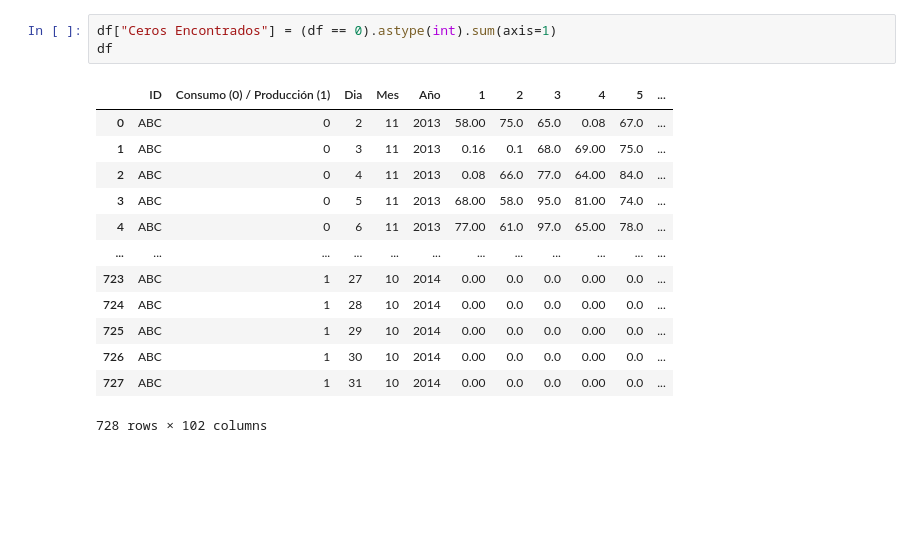
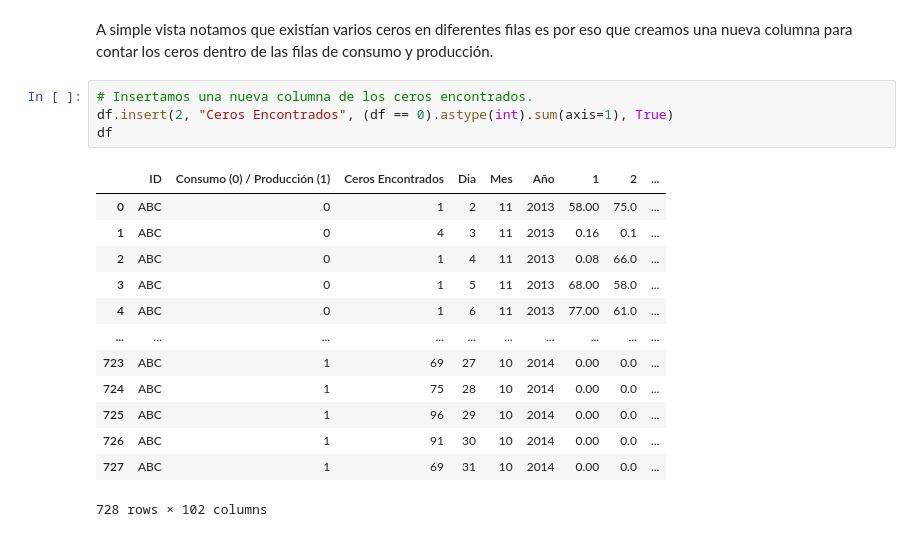
Before and after one commit to cesar-xyz/Equipo1_MA2006B, a Jupyter notebook: Exploracion_trazas.ipynb, the cells around one changed output. Drawn from its saved outputs; the diff is of its cells as text; blank space fills up the shorter version.

```diff
--- a/Exploracion_trazas.ipynb
+++ b/Exploracion_trazas.ipynb
@@ -17,17 +24,20 @@ df.head()
+# %% [markdown]
+A simple vista notamos que existían varios ceros en diferentes filas es por eso que creamos una nueva columna para contar los ceros dentro de las filas de consumo y producción.
 # %%
-df["Ceros Encontrados"] = (df == 0).astype(int).sum(axis=1)
+# Insertamos una nueva columna de los ceros encontrados.
+df.insert(2, "Ceros Encontrados", (df == 0).astype(int).sum(axis=1), True)
 df
 # %% [output]
-|  | ID | Consumo (0) / Producción (1) | Dia | Mes | Año | 1 | 2 | 3 | 4 | 5 | ... |
-| 0 | ABC | 0 | 2 | 11 | 2013 | 58.00 | 75.0 | 65.0 | 0.08 | 67.0 | ... |
-| 1 | ABC | 0 | 3 | 11 | 2013 | 0.16 | 0.1 | 68.0 | 69.00 | 75.0 | ... |
-| 2 | ABC | 0 | 4 | 11 | 2013 | 0.08 | 66.0 | 77.0 | 64.00 | 84.0 | ... |
-| 3 | ABC | 0 | 5 | 11 | 2013 | 68.00 | 58.0 | 95.0 | 81.00 | 74.0 | ... |
-| 4 | ABC | 0 | 6 | 11 | 2013 | 77.00 | 61.0 | 97.0 | 65.00 | 78.0 | ... |
-| ... | ... | ... | ... | ... | ... | ... | ... | ... | ... | ... | ... |
-| 723 | ABC | 1 | 27 | 10 | 2014 | 0.00 | 0.0 | 0.0 | 0.00 | 0.0 | ... |
-| 724 | ABC | 1 | 28 | 10 | 2014 | 0.00 | 0.0 | 0.0 | 0.00 | 0.0 | ... |
-| 725 | ABC | 1 | 29 | 10 | 2014 | 0.00 | 0.0 | 0.0 | 0.00 | 0.0 | ... |
-| 726 | ABC | 1 | 30 | 10 | 2014 | 0.00 | 0.0 | 0.0 | 0.00 | 0.0 | ... |
-| 727 | ABC | 1 | 31 | 10 | 2014 | 0.00 | 0.0 | 0.0 | 0.00 | 0.0 | ... |
+|  | ID | Consumo (0) / Producción (1) | Ceros Encontrados | Dia | Mes | Año | 1 | 2 | ... |
+| 0 | ABC | 0 | 1 | 2 | 11 | 2013 | 58.00 | 75.0 | ... |
+| 1 | ABC | 0 | 4 | 3 | 11 | 2013 | 0.16 | 0.1 | ... |
+| 2 | ABC | 0 | 1 | 4 | 11 | 2013 | 0.08 | 66.0 | ... |
+| 3 | ABC | 0 | 1 | 5 | 11 | 2013 | 68.00 | 58.0 | ... |
+| 4 | ABC | 0 | 1 | 6 | 11 | 2013 | 77.00 | 61.0 | ... |
+| ... | ... | ... | ... | ... | ... | ... | ... | ... | ... |
+| 723 | ABC | 1 | 69 | 27 | 10 | 2014 | 0.00 | 0.0 | ... |
+| 724 | ABC | 1 | 75 | 28 | 10 | 2014 | 0.00 | 0.0 | ... |
+| 725 | ABC | 1 | 96 | 29 | 10 | 2014 | 0.00 | 0.0 | ... |
+| 726 | ABC | 1 | 91 | 30 | 10 | 2014 | 0.00 | 0.0 | ... |
+| 727 | ABC | 1 | 69 | 31 | 10 | 2014 | 0.00 | 0.0 | ... |
 728 rows × 102 columns
```
Also changed, not shown: parts of 25 cells of this notebook.
